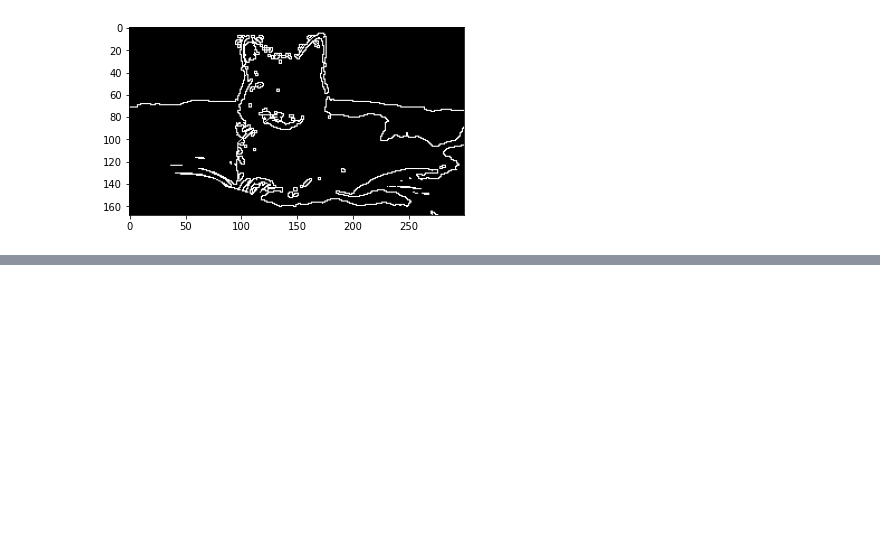
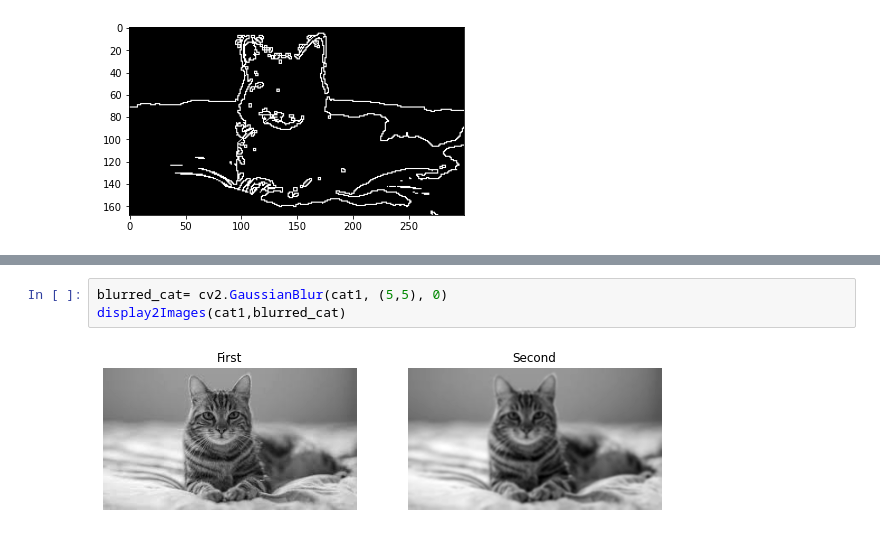
Before and after one commit to seif7666/OpenCV-Sessions, a Jupyter notebook: Session1/Session1.ipynb, the cells around one changed output, grey strips where cells are left out. Drawn from its saved outputs; the diff is of its cells as text; blank space fills up the shorter version.

```diff
--- a/Session1/Session1.ipynb
+++ b/Session1/Session1.ipynb
@@ -329,0 +349,5 @@ displayImage(adaptive_thresh2)
+# %%
+blurred_cat= cv2.GaussianBlur(cat1, (5,5), 0)
+display2Images(cat1,blurred_cat)
+# %% [output]
+[figure, added]
```
Also changed, not shown: parts of 12 cells of this notebook, 4 other files.
